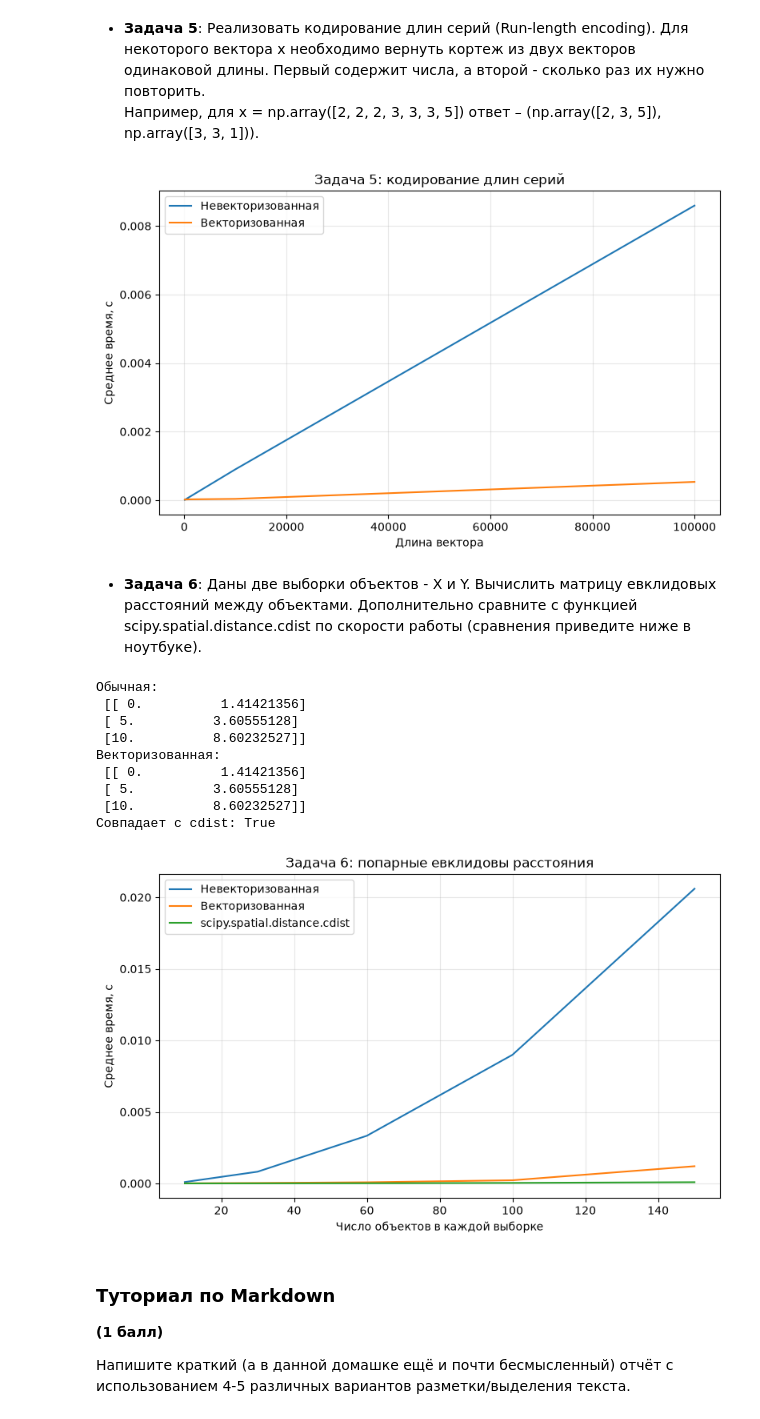
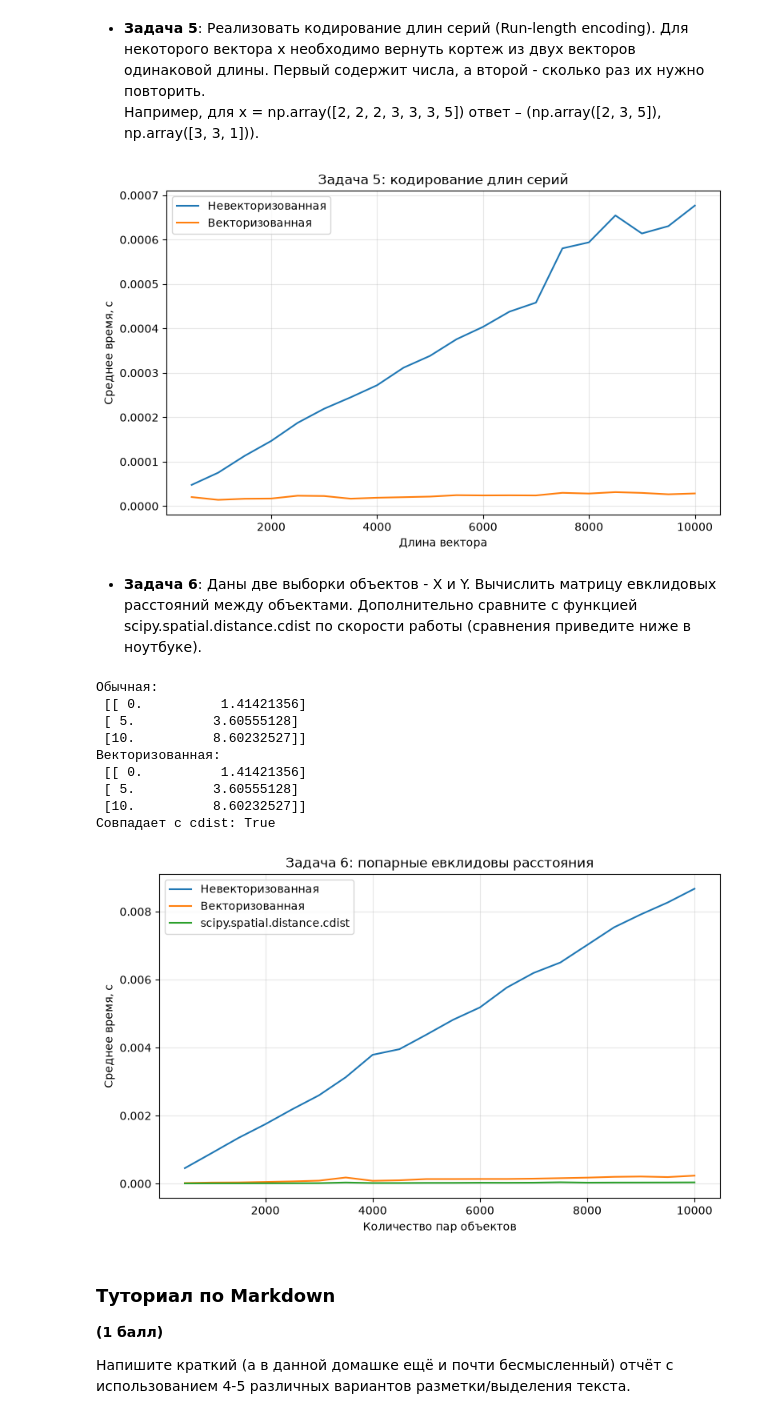
Before and after one commit to Doki33935/ML-SUNC11, a Jupyter notebook: task_numpy/task_numpy_practice.ipynb, the cells around one changed output. Cells and saved outputs as stored; diff of their text form; code cells hidden in the pictures.

```diff
--- a/task_numpy/task_numpy_practice.ipynb
+++ b/task_numpy/task_numpy_practice.ipynb
@@ -102,7 +104,7 @@ plt.show()
 # %%
 reload_solution_modules()
 
-data_sizes = np.array([100, 300, 700, 1200])
+data_sizes = np.arange(500, 10_001, 500)
 time_non_vectorized, time_vectorized = [], []
 
 
@@ -146,7 +148,7 @@ plt.show()
 # %%
 reload_solution_modules()
 
-data_sizes = np.array([100, 1000, 10_000, 100_000])
+data_sizes = np.arange(500, 10_001, 500)
 time_non_vectorized, time_vectorized = [], []
 
 
@@ -210,12 +212,16 @@ for axis in axes:
 figure.tight_layout()
 plt.show()
 
-data_sizes = np.array([20, 50, 100, 200])
+data_sizes = np.arange(500, 10_001, 500)
 time_non_vectorized, time_vectorized = [], []
 
 
 for size in data_sizes:
-    data = np.random.default_rng().integers(0, 256, size=(size, size, 3))
+    image_height = 100
+    image_width = size // image_height
+    data = np.random.default_rng().integers(
+        0, 256, size=(image_height, image_width, 3)
+    )
     data_list = data.tolist()
 
     start = time.perf_counter()
@@ -234,7 +240,7 @@ axis.plot(data_sizes, time_non_vectorized, label="Невекторизованн
 axis.plot(data_sizes, time_vectorized, label="Векторизованная")
 
 axis.set_title("Задача 4: взвешенная сумма каналов")
-axis.set_xlabel("Высота и ширина изображения, пиксели")
+axis.set_xlabel("Количество пикселей")
 axis.set_ylabel("Среднее время, с")
 
 axis.grid(True, alpha=0.3)
@@ -252,7 +258,7 @@ plt.show()
 # %%
 reload_solution_modules()
 
-data_sizes = np.array([100, 1000, 10_000, 100_000])
+data_sizes = np.arange(500, 10_001, 500)
 time_non_vectorized, time_vectorized = [], []
 
 
@@ -285,7 +291,7 @@ axis.legend()
 figure.tight_layout()
 plt.show()
 # %% [output]
-[figure, old version]
+[figure, new version]
 # %% [markdown]
 
 
@@ -301,14 +307,16 @@ print("Обычная:\n", np.array(functions.pairwise_distance(x.tolist(), y.to
 print("Векторизованная:\n", functions_vectorized.pairwise_distance(x, y))
 print("Совпадает с cdist:", np.allclose(functions_vectorized.pairwise_distance(x, y), cdist(x, y)))
 
-data_sizes = np.array([10, 30, 60, 100, 150])
+data_sizes = np.arange(500, 10_001, 500)
 time_non_vectorized, time_vectorized, time_scipy = [], [], []
 
 
 for size in data_sizes:
     rng = np.random.default_rng()
-    x_data = rng.integers(0, 10, size=(size, 10))
-    y_data = rng.integers(0, 10, size=(size, 10))
+    x_count = 100
+    y_count = size // x_count
+    x_data = rng.integers(0, 10, size=(x_count, 10))
+    y_data = rng.integers(0, 10, size=(y_count, 10))
     x_list = x_data.tolist()
     y_list = y_data.tolist()
 
@@ -324,35 +332,35 @@ for size in data_sizes:
 
     start = time.perf_counter()
     for _ in range(20):
         cdist(x_data, y_data)
     time_scipy.append((time.perf_counter() - start) / 20)
 
 figure, axis = plt.subplots(figsize=(8, 5))
 
 axis.plot(data_sizes, time_non_vectorized, label="Невекторизованная")
 axis.plot(data_sizes, time_vectorized, label="Векторизованная")
 axis.plot(data_sizes, time_scipy, label="scipy.spatial.distance.cdist")
 
 axis.set_title("Задача 6: попарные евклидовы расстояния")
-axis.set_xlabel("Число объектов в каждой выборке")
+axis.set_xlabel("Количество пар объектов")
 axis.set_ylabel("Среднее время, с")
 
 axis.grid(True, alpha=0.3)
 axis.legend()
 
 figure.tight_layout()
 plt.show()
 # %% [output]
 Обычная:
  [[ 0.          1.41421356]
  [ 5.          3.60555128]
  [10.          8.60232527]]
 Векторизованная:
  [[ 0.          1.41421356]
  [ 5.          3.60555128]
  [10.          8.60232527]]
 Совпадает с cdist: True
-[figure, old version]
+[figure, new version]
 # %% [markdown]
 ### Туториал по Markdown
 
```
Also changed, not shown: parts of 4 cells of this notebook.
